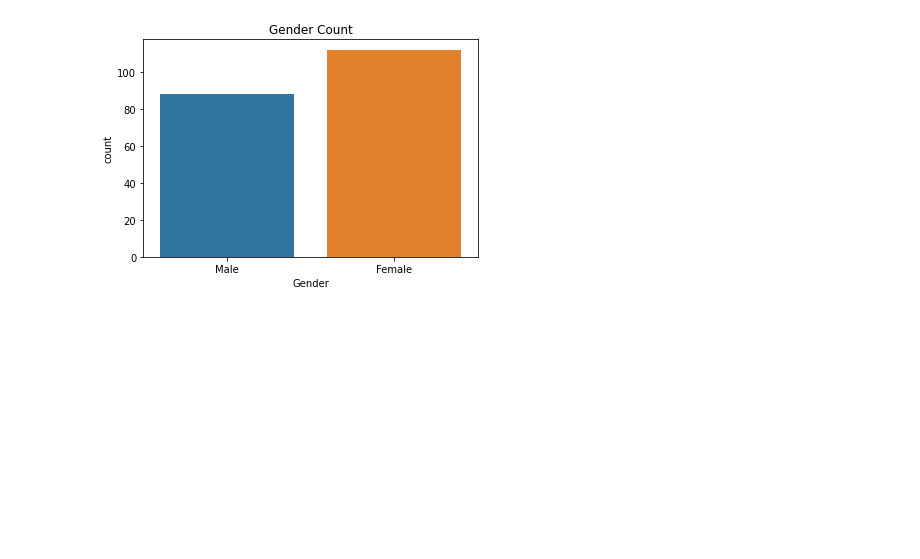
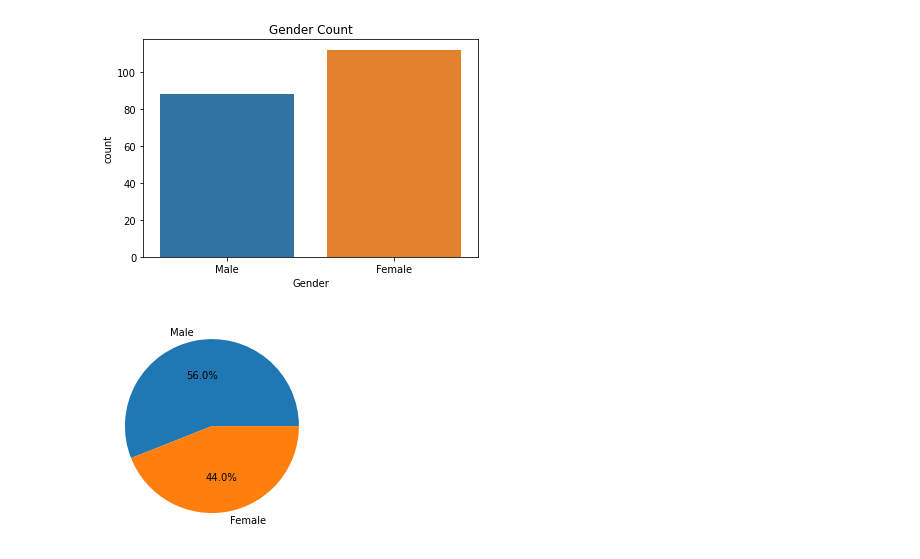
Before and after one commit to aditishraq/Exploratory-Data-Analysis, a Jupyter notebook: Untitled.ipynb, the cells around one changed output. Drawn from its saved outputs; the diff is of its cells as text; code cells hidden in the pictures; blank space fills up the shorter version.

```diff
--- a/Untitled.ipynb
+++ b/Untitled.ipynb
@@ -104,3 +106,10 @@ plt.title('Gender Count')
 plt.show()
 # %% [output]
 [figure]
+# %%
+labels=data.Gender.unique()
+values=data.Gender.value_counts().values
+plt.pie(values,labels=labels,autopct='%1.1f%%')
+plt.show()
+# %% [output]
+[figure, added]
```
Also changed, not shown: parts of 5 cells of this notebook.
